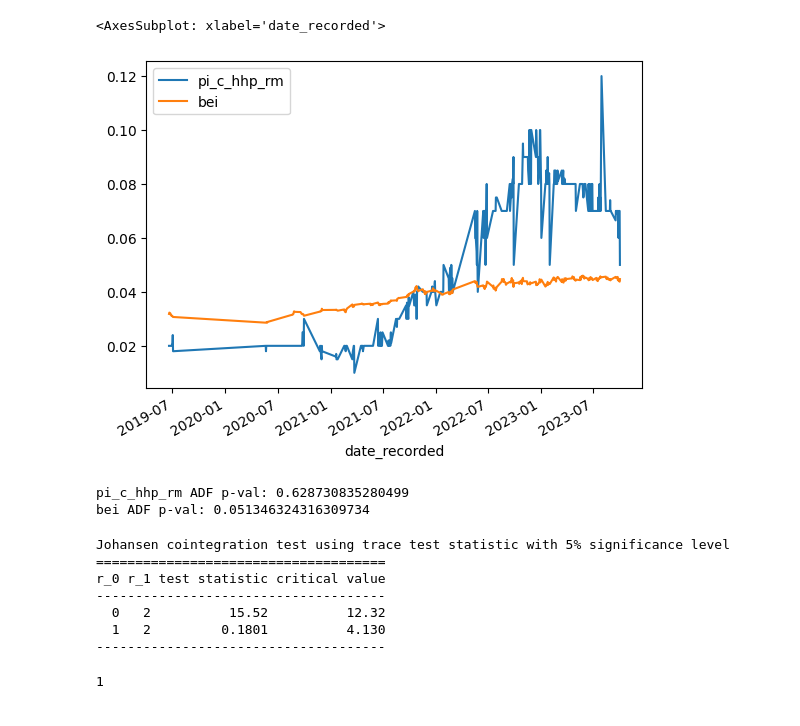
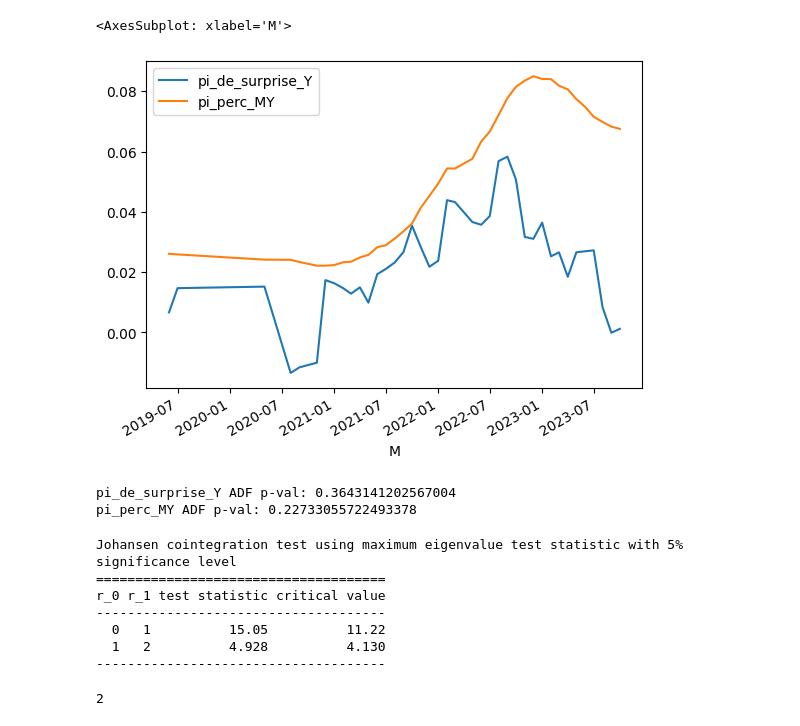
Before and after one commit to lukasgrahl/memoire2, a Jupyter notebook: notebooks/02-merge.ipynb, the cells around one changed output. Drawn from its saved outputs; the diff is of its cells as text; code cells hidden in the pictures.

```diff
--- a/notebooks/02-merge.ipynb
+++ b/notebooks/02-merge.ipynb
@@ -10,6 +12,7 @@ hhp.index.name = 'date_recorded'
+# %%
+pi = get_dt_index(load_pd_df('de_inf_prepro.csv')).sort_index()
 # %%
-pi = get_dt_index(load_pd_df('de_inf_prepro.csv'))
-bei = load_pd_df('bei_data.feather')
+bei = load_pd_df('bei.feather')
 mir = get_dt_index(load_pd_df('mir.csv'))
 gdp = get_dt_index(load_pd_df('gdp.csv'))
 ecb = get_dt_index(load_pd_df('ecb_tf.csv'))
@@ -38,5 +32,0 @@ from statsmodels.tsa.stattools import adfuller
-# %%
-sub.plot()
-# %% [output]
-<AxesSubplot: xlabel='date_recorded'>
-[figure, removed]
@@ -43,22 +35,28 @@ sub.plot()
+# %%
+sub = sub.loc[sub.pi_perc_MY.dropna().index[0]:].copy().dropna()
+sub.plot()
+# %% [output]
+<AxesSubplot: xlabel='M'>
+[figure, added]
 # %%
 for i in sub:
-    print(i, f"ADF p-val: {adfuller(sub[i])[1]}")
+    print(i, f"ADF p-val: {adfuller(sub[i].dropna())[1]}")
 # %% [output]
-pi_c_hhp_rm ADF p-val: 0.628730835280499
-bei ADF p-val: 0.051346324316309734
+pi_de_surprise_Y ADF p-val: 0.3643141202567004
+pi_perc_MY ADF p-val: 0.22733055722493378
 # %%
-jtest = select_coint_rank(sub, -1, 15, method="trace", signif=0.05)
+jtest = select_coint_rank(sub, -1, 15, method="maxeig", signif=0.05)
 print(jtest.summary())
 jtest.rank
 # %% [output]
-Johansen cointegration test using trace test statistic with 5% significance level
+Johansen cointegration test using maximum eigenvalue test statistic with 5% significance level
 =====================================
 r_0 r_1 test statistic critical value
 -------------------------------------
-  0   2          15.52          12.32
-  1   2         0.1801          4.130
+  0   1          15.05          11.22
+  1   2          4.928          4.130
 -------------------------------------
-1
+2
 # %%
 vecm = VECM(sub, coint_rank=jtest.rank).fit()
 # %%
```
Also changed, not shown: parts of 28 cells of this notebook, 13 other files.
